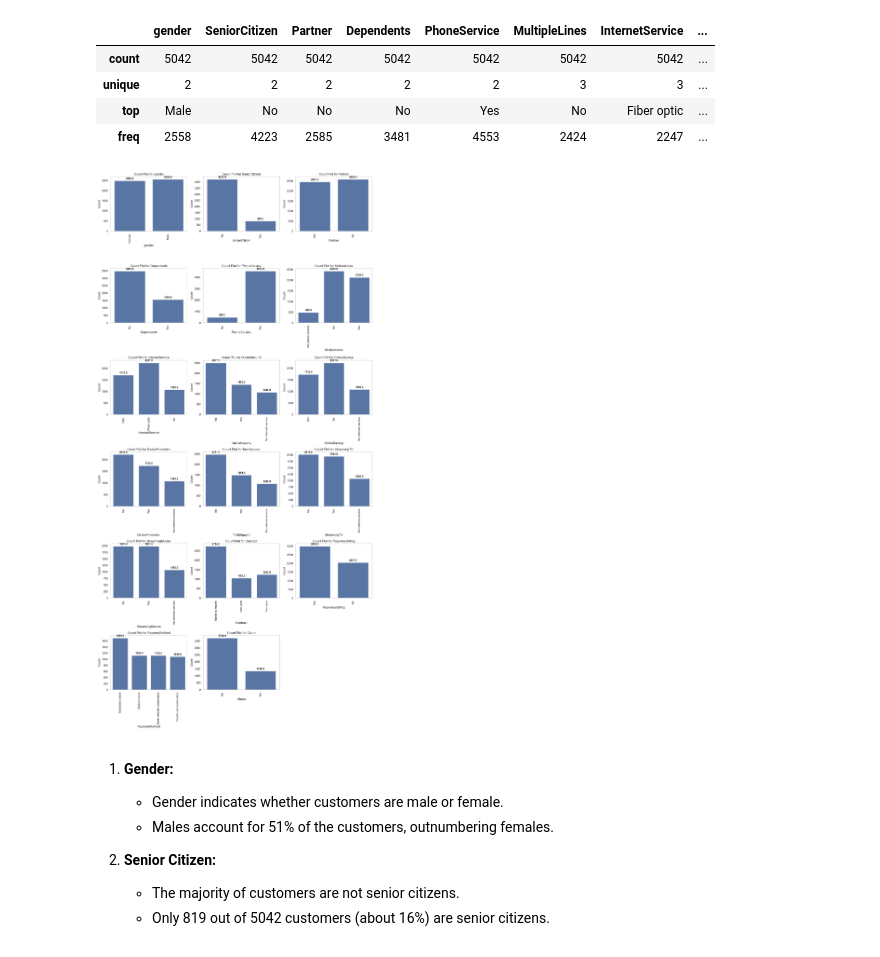
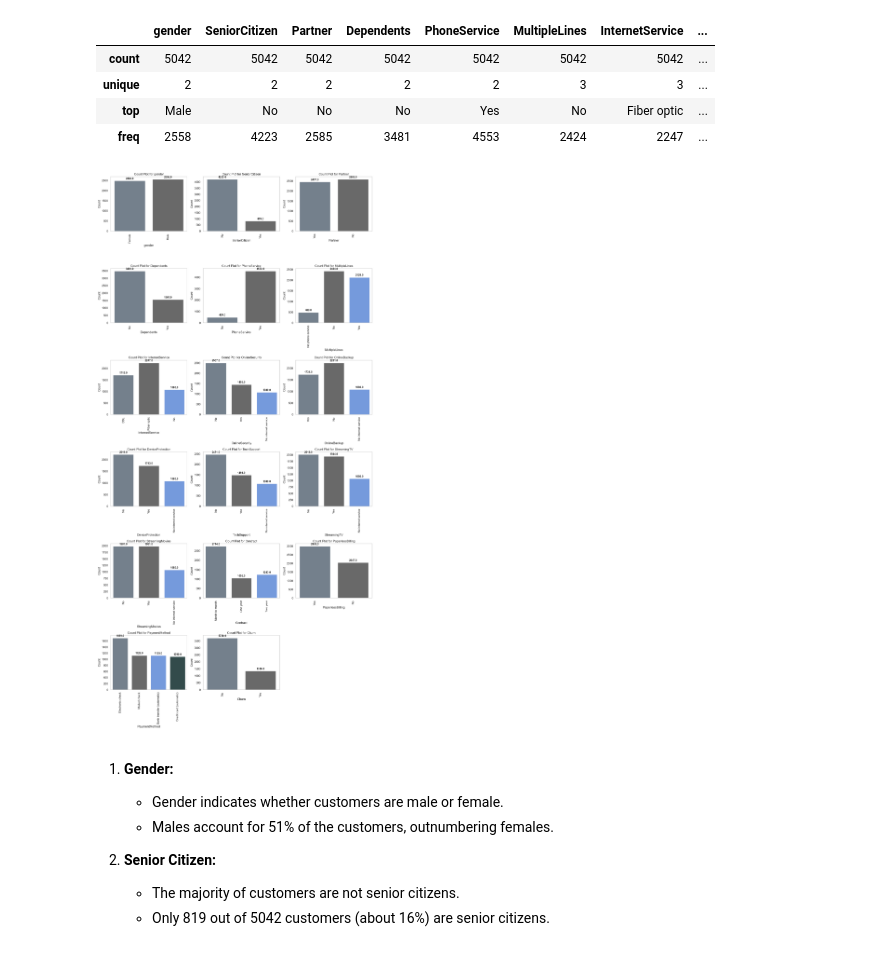
Before and after one commit to DelphinKdl/customer-churn-prediction, a Jupyter notebook: notobooks/main.ipynb, the cells around one changed output. Saved outputs shown, nothing was run; the diff lists cells and outputs as text; code cells hidden in the pictures.

```diff
--- a/notobooks/main.ipynb
+++ b/notobooks/main.ipynb
@@ -619,33 +619,33 @@ df[categorical_cols].describe()
 # %%
 
 num_cols = 3
 num_rows = (len(categorical_cols) - 1) // num_cols + 1
 
 
 sns.set(style="whitegrid")
 plt.figure(figsize=(5 * num_cols, 5 * num_rows))
-
+colors=['slategrey', 'dimgrey', 'cornflowerblue','darkslategray']
 for i, col in enumerate(categorical_cols):
     plt.subplot(num_rows, num_cols, i + 1)
-    ax = sns.countplot(x=col, data=df[categorical_cols])
+    ax = sns.countplot(x=col, palette=colors ,data=df[categorical_cols])
     plt.xlabel(col)
     plt.ylabel("Count")
     plt.title(f"Count Plot for {col}")
     plt.xticks(rotation=90)
 
     #  values
     for p in ax.patches:
         height = p.get_height()
         ax.annotate(f'{height}', xy=(p.get_x() + p.get_width() / 2, height),
                     xytext=(0, 3),  #vertical offset
                     textcoords="offset points",
                     ha='center', va='bottom', fontsize=10, fontweight='bold')
     plt.grid(False)
 
 plt.tight_layout()  # subplot spacing
 plt.show()
 # %% [output]
-[figure, old version]
+[figure, new version]
 # %% [markdown]
 1. **Gender:**
 
```
Also changed, not shown: parts of 10 cells of this notebook.
